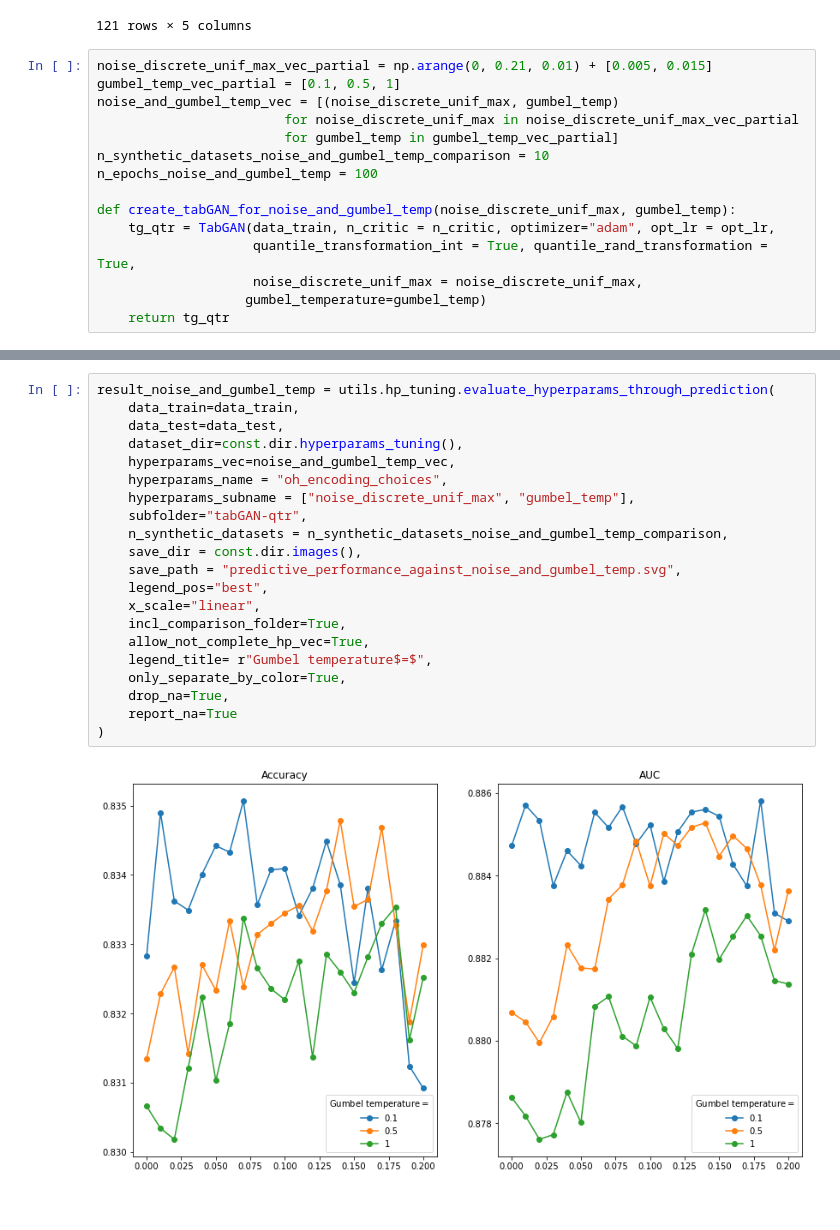
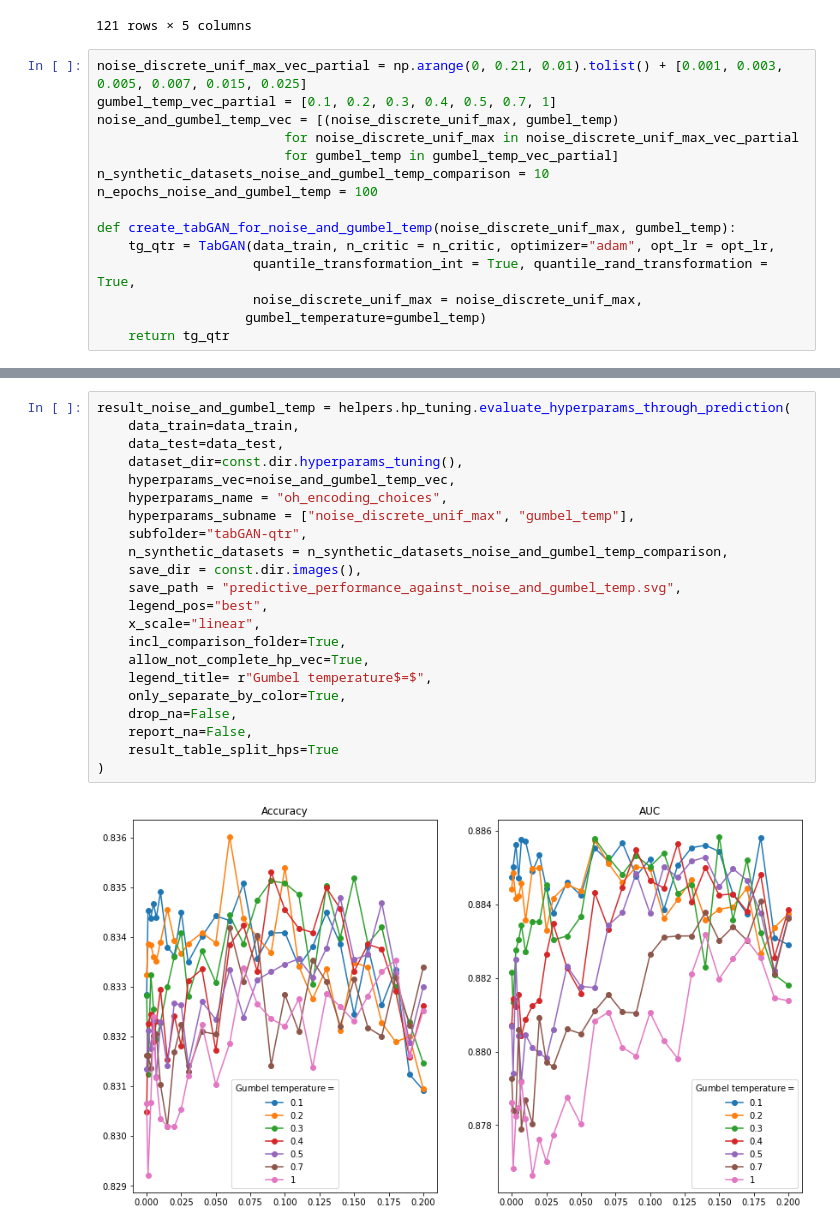
Before and after one commit to ArneRustad/Master-thesis-cf, a Jupyter notebook: scripts/tabGAN_hyperparam_tuning.ipynb, the cells around one changed output, grey strips where cells are left out. Cells and saved outputs as stored; diff of their text form.

```diff
--- a/scripts/tabGAN_hyperparam_tuning.ipynb
+++ b/scripts/tabGAN_hyperparam_tuning.ipynb
@@ -1199,8 +1199,8 @@ result_gan_architecture
 | 120 | gan_architecture_dim_hidden_1024_... | 0.833333 | 0.884570 | 0.001105 | 0.002300 |
 121 rows × 5 columns
 # %%
-noise_discrete_unif_max_vec_partial = np.arange(0, 0.21, 0.01) + [0.005, 0.015]
-gumbel_temp_vec_partial = [0.1, 0.5, 1]
+noise_discrete_unif_max_vec_partial = np.arange(0, 0.21, 0.01).tolist() + [0.001, 0.003, 0.005, 0.007, 0.015, 0.025]
+gumbel_temp_vec_partial = [0.1, 0.2, 0.3, 0.4, 0.5, 0.7, 1]
 noise_and_gumbel_temp_vec = [(noise_discrete_unif_max, gumbel_temp)
                         for noise_discrete_unif_max in noise_discrete_unif_max_vec_partial
                         for gumbel_temp in gumbel_temp_vec_partial]
@@ -1233,25 +1233,26 @@ utils.hp_tuning.generate_multiple_datasets_for_multiple_hyperparameters(
     progress_bar_subsubprocess=progress_bar_subsubprocess
 )
 # %%
-result_noise_and_gumbel_temp = utils.hp_tuning.evaluate_hyperparams_through_prediction(
+result_noise_and_gumbel_temp = helpers.hp_tuning.evaluate_hyperparams_through_prediction(
     data_train=data_train,
     data_test=data_test,
     dataset_dir=const.dir.hyperparams_tuning(),
     hyperparams_vec=noise_and_gumbel_temp_vec,
     hyperparams_name = "oh_encoding_choices",
     hyperparams_subname = ["noise_discrete_unif_max", "gumbel_temp"],
     subfolder="tabGAN-qtr",
     n_synthetic_datasets = n_synthetic_datasets_noise_and_gumbel_temp_comparison,
     save_dir = const.dir.images(),
     save_path = "predictive_performance_against_noise_and_gumbel_temp.svg",
     legend_pos="best",
     x_scale="linear",
     incl_comparison_folder=True,
     allow_not_complete_hp_vec=True,
     legend_title= r"Gumbel temperature$=$",
     only_separate_by_color=True,
-    drop_na=True,
-    report_na=True
+    drop_na=False,
+    report_na=False,
+    result_table_split_hps=True
 )
 # %% [output]
-[figure, old version]
+[figure, new version]
```
Also changed, not shown: parts of 50 cells of this notebook, 25 other files.
